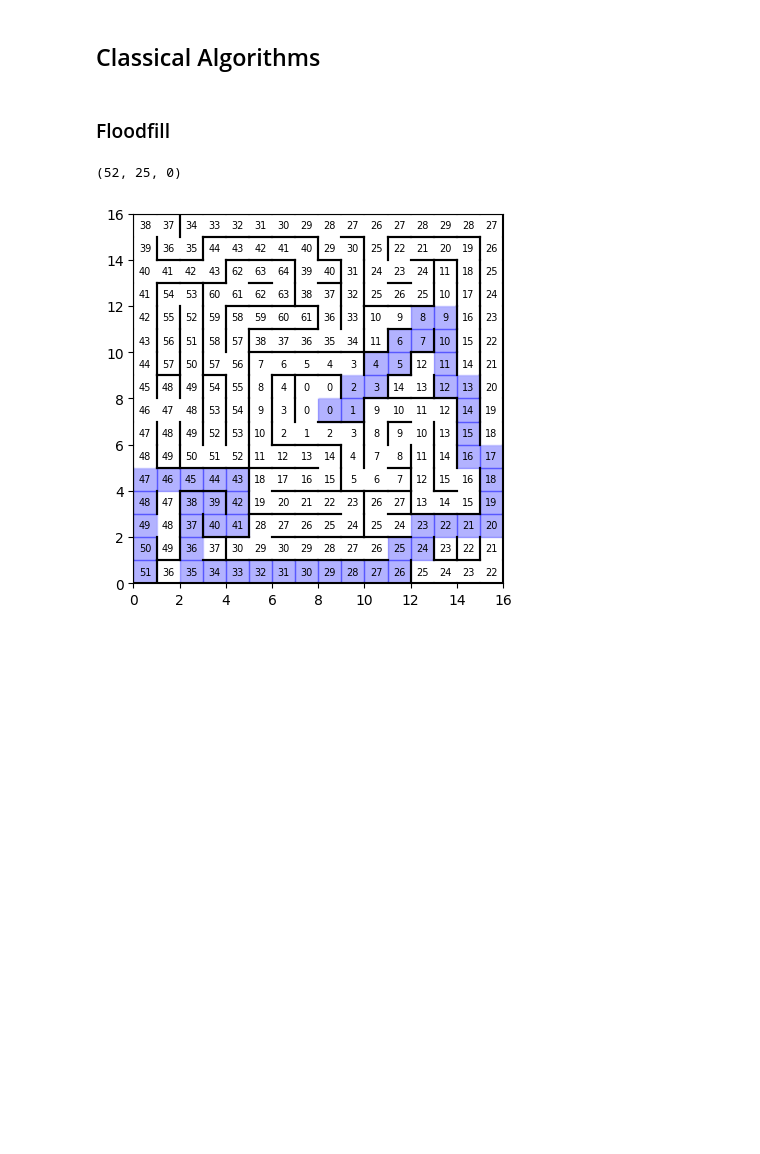
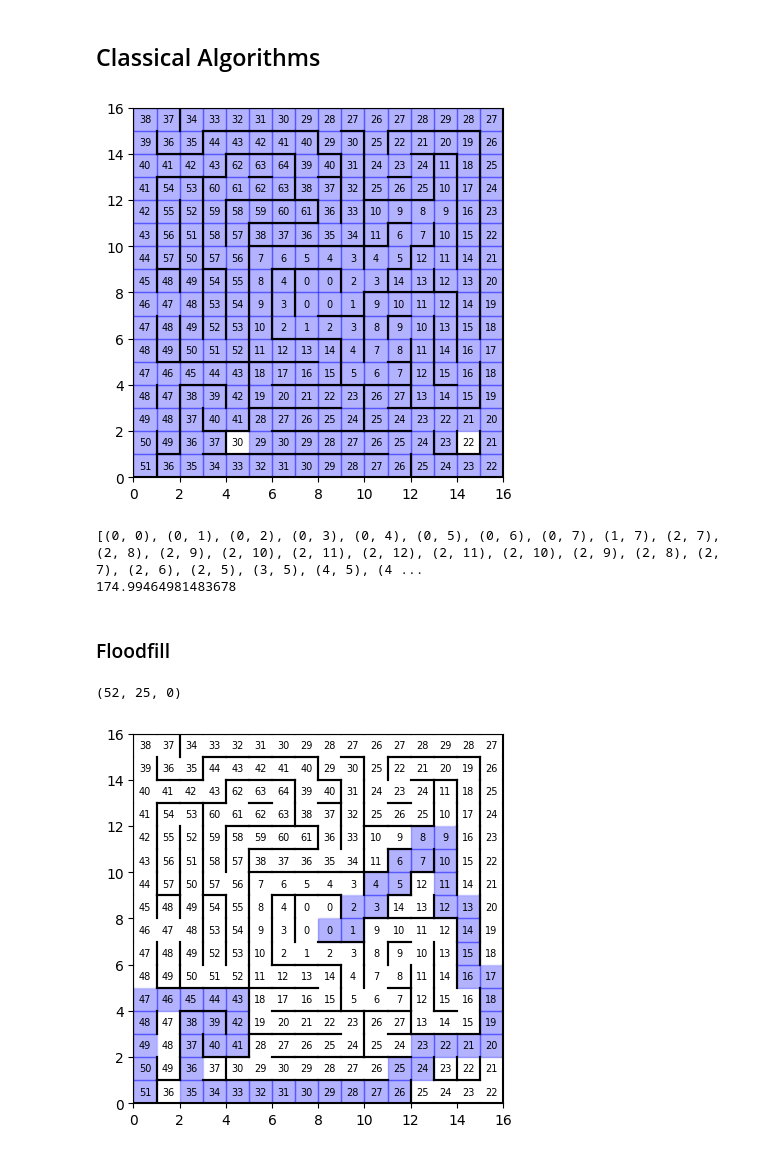
Before and after one commit to FarisAnsara/Optimal-Pathfinding-Micromouse, a Jupyter notebook: Results.ipynb, the cells around one changed output. Saved outputs shown, nothing was run; the diff lists cells and outputs as text; code cells hidden in the pictures; blank space fills up the shorter version.

Commit message:
worked on a floodfill x BFS algorithm for maze exploration to calculate time needed to explore the maze from scratch, updated values of v_max and acceleration in my Stats class

```diff
--- a/Results.ipynb
+++ b/Results.ipynb
@@ -25,6 +32,20 @@ from algorithms.reinforcement_learning.dynaq.DynaQSarsa import DynaQSarsa
 maze = Utils.load_maze('mazes/competition_json/alljapan-044-2023-exp-fin.json')
 # %% [markdown]
 ## Classical Algorithms
+# %%
+utils = Utils()
+stats = Stats()
+explore = ExploreMaze(maze=maze)
+explore.move_and_floodfill()
+walls = explore.get_walls()
+utils.draw_maze(walls, dist_map=explore.flood_fill(explore.get_goal_position()), path=explore.path)
+# print(walls == maze)
+print(explore.path)
+print(stats.get_time_from_path(explore.path))
+# %% [output]
+[figure, added]
+[(0, 0), (0, 1), (0, 2), (0, 3), (0, 4), (0, 5), (0, 6), (0, 7), (1, 7), (2, 7), (2, 8), (2, 9), (2, 10), (2, 11), (2, 12), (2, 11), (2, 10), (2, 9), (2, 8), (2, 7), (2, 6), (2, 5), (3, 5), (4, 5), (4 ...
+174.99464981483678
 # %% [markdown]
 ### Floodfill
 # %%
```
Also changed, not shown: parts of 20 cells of this notebook, 4 other files.
